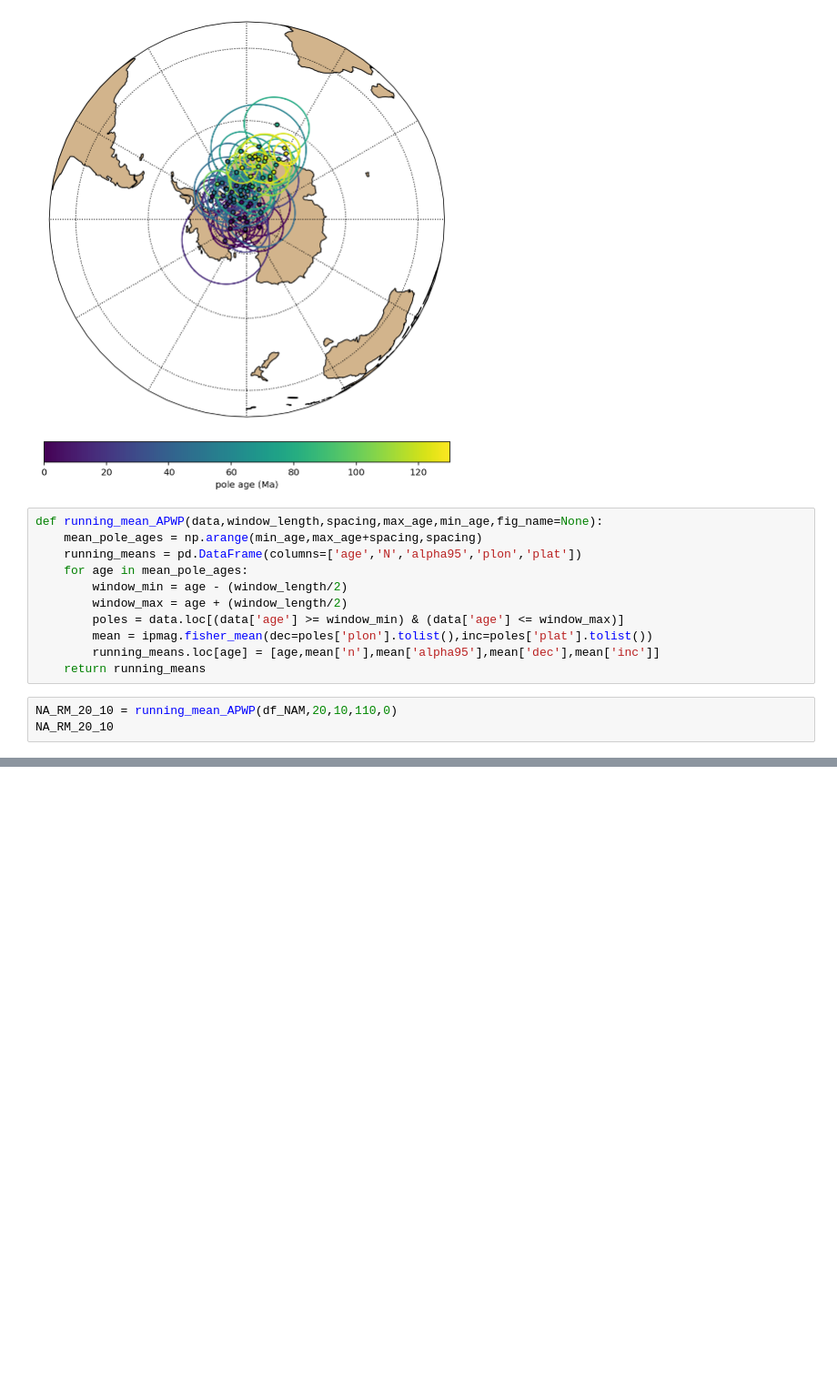
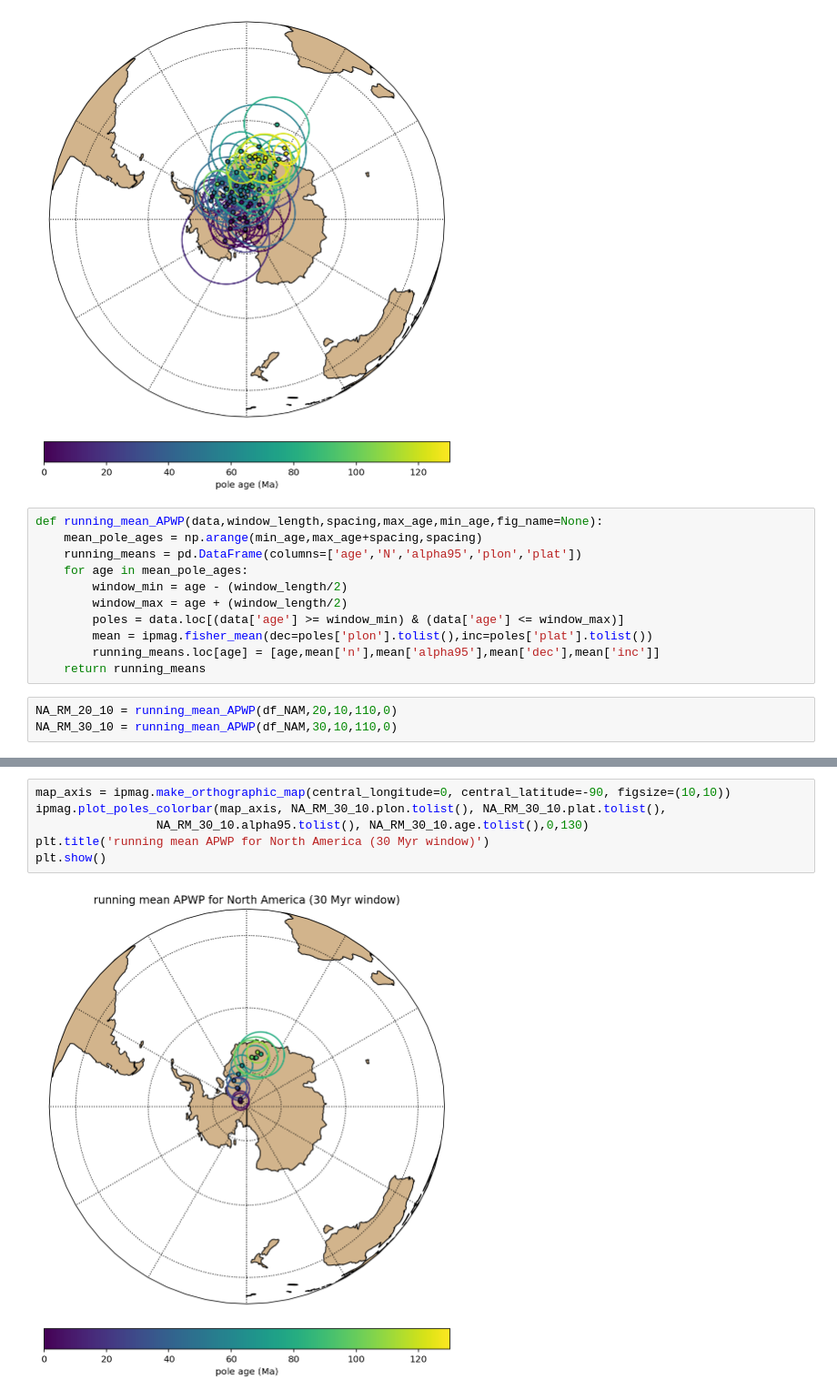
Before and after one commit to bramvaes/Young_CEED_2.0, a Jupyter notebook: NA_running_mean.ipynb, the cells around one changed output, grey strips where cells are left out. Shown: that part at 91% size. Cells and saved outputs as stored; diff of their text form; blank space fills up the shorter version.

```diff
--- a/NA_running_mean.ipynb
+++ b/NA_running_mean.ipynb
@@ -51,4 +57,4 @@ def running_mean_APWP(data,window_length,spacing,max_age,min_age,fig_name=None):
     return running_means
 # %%
 NA_RM_20_10 = running_mean_APWP(df_NAM,20,10,110,0)
-NA_RM_20_10
+NA_RM_30_10 = running_mean_APWP(df_NAM,30,10,110,0)
@@ -79,0 +85,8 @@ plt.show()
+# %%
+map_axis = ipmag.make_orthographic_map(central_longitude=0, central_latitude=-90, figsize=(10,10))
+ipmag.plot_poles_colorbar(map_axis, NA_RM_30_10.plon.tolist(), NA_RM_30_10.plat.tolist(),
+                 NA_RM_30_10.alpha95.tolist(), NA_RM_30_10.age.tolist(),0,130)
+plt.title('running mean APWP for North America (30 Myr window)')
+plt.show()
+# %% [output]
+[figure, added]
```
Also changed, not shown: parts of 5 cells of this notebook.
